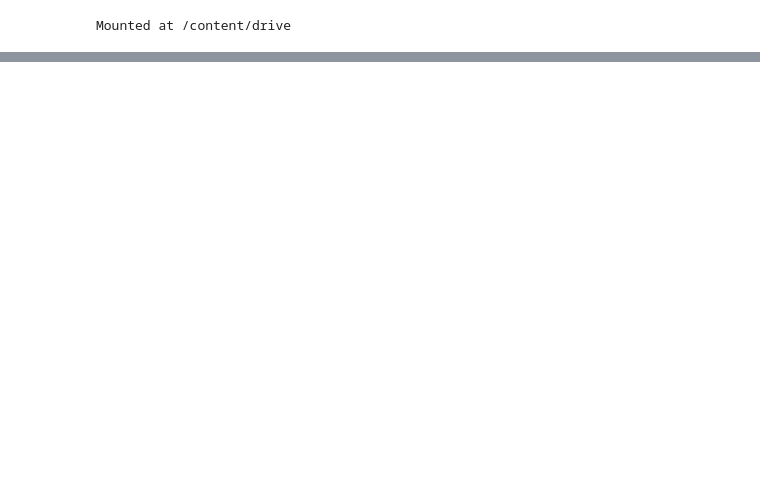
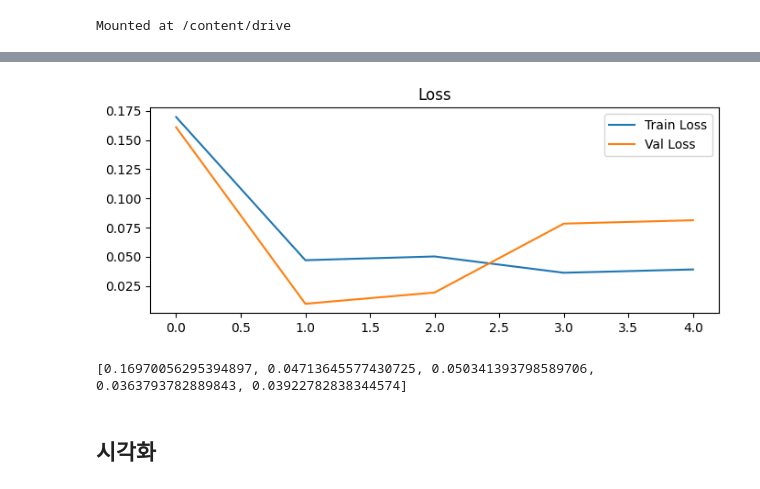
Before and after one commit to PearlLeeCode/2024-us-election-analysis, a Jupyter notebook: 4.Data_Predition/유튜브 댓글/LSTM/vader 기반 감성 지수/vader_sentiment_lstm_predictor.ipynb, the cells around one changed output, grey strips where cells are left out. Cells and saved outputs as stored; diff of their text form; code cells hidden in the pictures; blank space fills up the shorter version.

```diff
--- a/4.Data_Predition/유튜브 댓글/LSTM/vader 기반 감성 지수/vader_sentiment_lstm_predictor.ipynb
+++ b/4.Data_Predition/유튜브 댓글/LSTM/vader 기반 감성 지수/vader_sentiment_lstm_predictor.ipynb
@@ -198,0 +173,20 @@ plt.show()
+# %%
+trump_values = trump_df[['score']].values
+scaler_t = MinMaxScaler((0,1))
+scaled_t = scaler_t.fit_transform(trump_values)
+# %%
+X_t, y_t = create_dataset(scaled_t, look_back)
+train_size_t = int(len(X_t)*0.95)
+X_t_train, X_t_val = X_t[:train_size_t], X_t[train_size_t:]
+y_t_train, y_t_val = y_t[:train_size_t], y_t[train_size_t:]
+X_t_train = X_t_train.reshape((X_t_train.shape[0], X_t_train.shape[1], 1))
+X_t_val = X_t_val.reshape((X_t_val.shape[0], X_t_val.shape[1], 1))
+# %%
+tuner_trump = kt.Hyperband(
+    build_model,
+    objective='val_loss',
+    max_epochs=20,
+    factor=3,
+    directory='my_dir',
+    project_name='trump_tuning_single_LSTM'
+)
@@ -198,0 +204,12 @@ plt.show()
+# %%
+best_hps_t = tuner_trump.get_best_hyperparameters(num_trials=1)[0]
+model_trump = tuner_trump.hypermodel.build(best_hps_t)
+
+model_checkpoint_t = ModelCheckpoint('best_model_trump.keras', monitor='val_loss', save_best_only=True)
+
+history_t = model_trump.fit(X_t_train, y_t_train,
+                            validation_data=(X_t_val, y_t_val),
+                            epochs=50,
+                            batch_size=16,
+                            callbacks=[early_stop, model_checkpoint_t],
+                            verbose=1)
@@ -198,0 +227,15 @@ plt.show()
+# %%
+# 학습 과정 시각화
+fig, ax = plt.subplots(1, 1, figsize=(7, 3))
+ax.plot(history_t.history['loss'], label='Train Loss')
+ax.plot(history_t.history['val_loss'], label='Val Loss')
+ax.set_title("Loss")
+ax.legend()
+
+plt.tight_layout()
+plt.show()
+
+print(history_t.history['loss'])
+# %% [output]
+[figure, added]
+[0.16970056295394897, 0.04713645577430725, 0.050341393798589706, 0.0363793782889843, 0.03922782838344574]
@@ -198,0 +256,2 @@ plt.show()
+# %% [markdown]
+## 시각화
```
Also changed, not shown: parts of 38 cells of this notebook.
